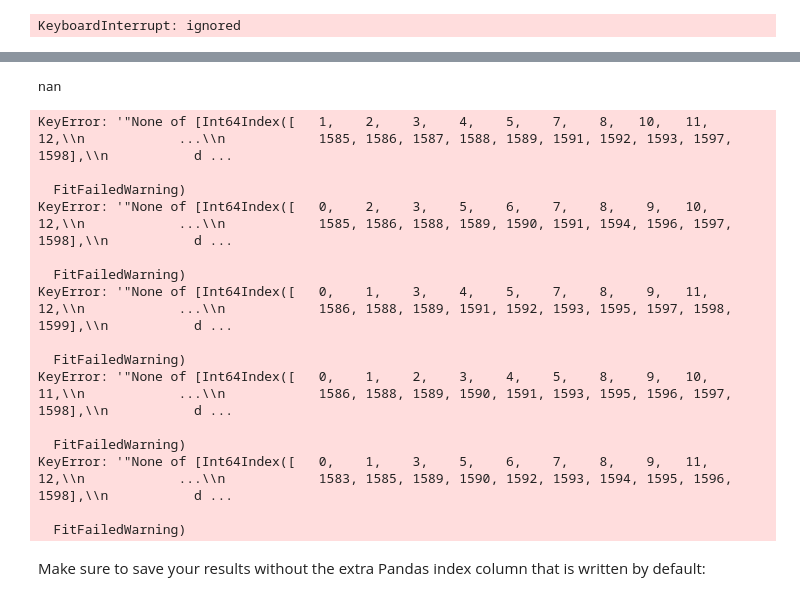
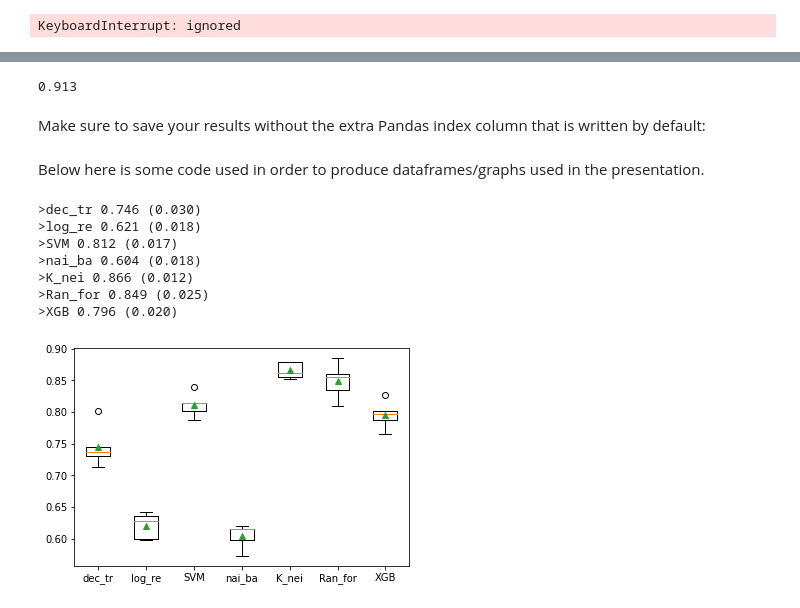
Before and after one commit to killianraes/Machine_Learning_course_UGent_D012554_kaggle, a Jupyter notebook: Eye_blinking_prediction/workpage.ipynb, the cells around one changed output, grey strips where cells are left out. Cells and saved outputs as stored; diff of their text form; code cells hidden in the pictures.

```diff
--- a/Eye_blinking_prediction/workpage.ipynb
+++ b/Eye_blinking_prediction/workpage.ipynb
@@ -882,16 +877,0 @@ print(np.mean(scores))
-# %%
-model = LGBMClassifier(random_state=0)
-params = {'n_estimators': [400, 700, 1000],
-        'learning_rate': [0.12],
-        'colsample_bytree': [0.7, 0.8],
-        'max_depth': [4],
-        'num_leaves': [10, 20],
-        'reg_alpha': [1.1, 1.2],
-        'reg_lambda': [1.1, 1.2],
-        'min_split_gain': [0.3, 0.4],
-        'subsample': [0.8, 0.9],
-        'subsample_freq': [10, 20]}
-
-clf=GridSearchCV(model, param_grid=params, cv=5)
-clf.fit(X_train, y_train)
-clf.best_params_
@@ -1025,24 +972,9 @@ model6 = LogisticRegression(C = 0.5, random_state=0)
 model7 = GaussianNB()
 level_1 = LogisticRegression(random_state=0)
 
-model = StackingCVClassifier(classifiers = [model1, model2, model3, model4, model5, model6, model7], meta_classifier=level_1, cv=4)
+model = StackingCVClassifier(classifiers = [model1, model2, model3, model4, model5, model6, model7], meta_classifier=level_1, cv=20)
 
 scores = cross_val_score(model, X_train, y_train, cv=5)
 print(np.mean(scores))
 # %% [output]
-nan
+0.913
-KeyError: '"None of [Int64Index([   1,    2,    3,    4,    5,    7,    8,   10,   11,   12,\\n            ...\\n            1585, 1586, 1587, 1588, 1589, 1591, 1592, 1593, 1597, 1598],\\n           d ...
-
-  FitFailedWarning)
-KeyError: '"None of [Int64Index([   0,    2,    3,    5,    6,    7,    8,    9,   10,   12,\\n            ...\\n            1585, 1586, 1588, 1589, 1590, 1591, 1594, 1596, 1597, 1598],\\n           d ...
-
-  FitFailedWarning)
-KeyError: '"None of [Int64Index([   0,    1,    3,    4,    5,    7,    8,    9,   11,   12,\\n            ...\\n            1586, 1588, 1589, 1591, 1592, 1593, 1595, 1597, 1598, 1599],\\n           d ...
-
-  FitFailedWarning)
-KeyError: '"None of [Int64Index([   0,    1,    2,    3,    4,    5,    8,    9,   10,   11,\\n            ...\\n            1586, 1588, 1589, 1590, 1591, 1593, 1595, 1596, 1597, 1598],\\n           d ...
-
-  FitFailedWarning)
-KeyError: '"None of [Int64Index([   0,    1,    3,    5,    6,    7,    8,    9,   11,   12,\\n            ...\\n            1583, 1585, 1589, 1590, 1592, 1593, 1594, 1595, 1596, 1598],\\n           d ...
-
-  FitFailedWarning)
@@ -1053,3 +1022,34 @@ filename = "my_prediction_results.csv"
 
 #make sure to not write the Pandas index column (index=False)
 sample_submission.to_csv(filename,index=False)
+# %% [markdown]
+Below here is some code used in order to produce dataframes/graphs used in the presentation.
+# %%
+models = dict()
+models['dec_tr'] = DecisionTreeClassifier()
+models['log_re'] = LogisticRegression()
+models['SVM'] = SVC()
+models['nai_ba'] = GaussianNB()
+models['K_nei'] = KNeighborsClassifier()
+models['Ran_for'] = RandomForestClassifier()
+models['XGB'] = XGBClassifier()
+
+results = list()
+names = list()
+for name, model in models.items():
+  scores = cross_val_score(model, X_train, y_train)
+  results.append(scores)
+  names.append(name)
+  print('>%s %.3f (%.3f)' %(name, np.mean(scores), np.std(scores)))
+
+pyplot.boxplot(results, labels=names, showmeans=True)
+pyplot.show()
+# %% [output]
+>dec_tr 0.746 (0.030)
+>log_re 0.621 (0.018)
+>SVM 0.812 (0.017)
+>nai_ba 0.604 (0.018)
+>K_nei 0.866 (0.012)
+>Ran_for 0.849 (0.025)
+>XGB 0.796 (0.020)
+[figure, added]
```
Also changed, not shown: parts of 24 cells of this notebook.
